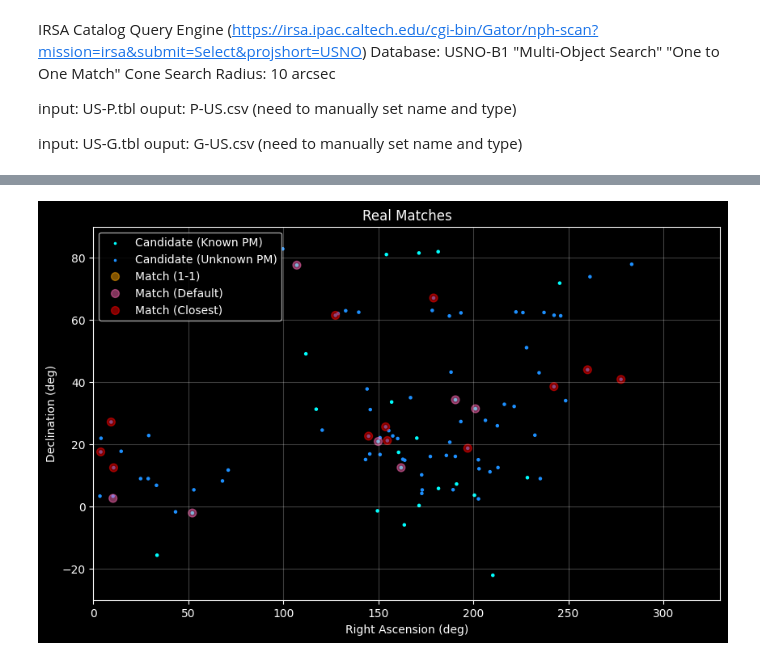
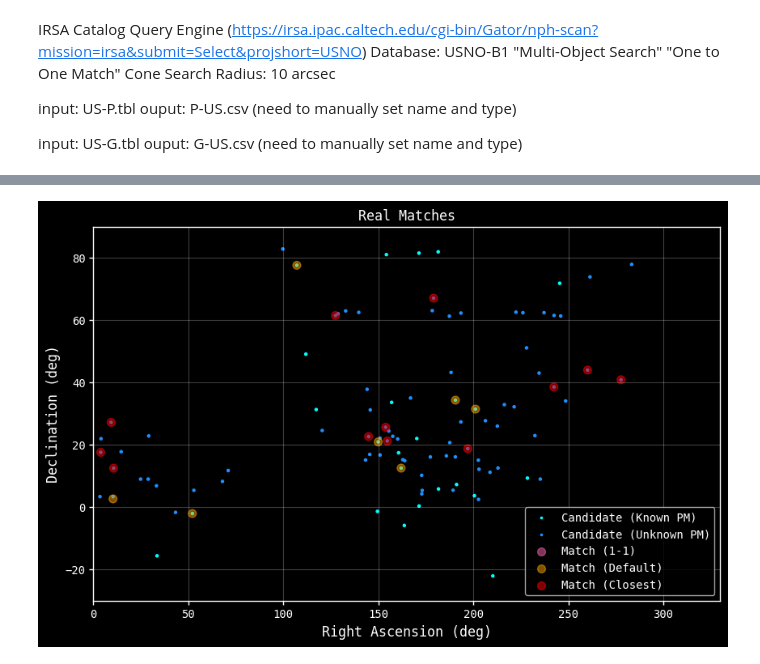
Before and after one commit to emmawilmott63/Disappearing-Stars, a Jupyter notebook: xmatch.ipynb, the cells around one changed output, grey strips where cells are left out. Drawn from its saved outputs; the diff is of its cells as text; code cells hidden in the pictures.

```diff
--- a/xmatch.ipynb
+++ b/xmatch.ipynb
@@ -25,6 +26,18 @@ from astropy.table import Table
 import matplotlib.pyplot as plt
 
 plt.style.use('dark_background')
+
+plt.rcParams.update({'axes.linewidth' : 1,
+                     'ytick.major.width' : 1,
+                     'ytick.minor.width' : 1,
+                     'xtick.major.width' : 1,
+                     'xtick.minor.width' : 1,
+                     'xtick.labelsize': 10,
+                     'ytick.labelsize': 10,
+                     'axes.labelsize': 12,
+                     'font.family': 'Monospace',
+                     'figure.figsize': (10, 6)
+                    })
 # %%
 #files to log progress (and plot later)
 
@@ -432,33 +445,33 @@ d12.to_csv(out_name12)
 # %%
 #plot match results
 
 plt.figure(figsize=(10, 6))
 
 plt.scatter(new_RA, new_DEC, s=pmq*5,c='cyan',label="Candidate (Known PM)")
 #plt.scatter(new_RA, new_DEC, s=e_new_RA**2+e_new_DEC**2,c='cyan',alpha=0.15,label="Candidate (Known PM)")
 plt.scatter(ra_USNO, dec_USNO, s=(1-pmq)*5,c='dodgerblue', label="Candidate (Unknown PM)")
 
-plt.scatter(pra*-10, pdec*0, s=50,c='orange', alpha=0.5, label="Match (1-1)")
-plt.scatter(pra*-10, pdec*0, s=50,c='hotpink', alpha=0.5, label="Match (Default)")
+plt.scatter(pra*-10, pdec*0, s=50,c='hotpink', alpha=0.5, label="Match (1-1)")
+plt.scatter(pra*-10, pdec*0, s=50,c='orange', alpha=0.5, label="Match (Default)")
 plt.scatter(pra*-10, pdec*0, s=50,c='red', alpha=0.5, label="Match (Closest)")
-plt.scatter(pra, pdec, s=onep*50,c='orange', alpha=0.25)
-plt.scatter(pra, pdec, s=defp*50,c='hotpink', alpha=0.5)
+plt.scatter(pra, pdec, s=onep*50,c='hotpink', alpha=0.25)
+plt.scatter(pra, pdec, s=defp*50,c='orange', alpha=0.5)
 plt.scatter(pra, pdec, s=closep*50,c='red', alpha=0.5)
-plt.scatter(gra, gdec, s=oneg*50,c='orange', alpha=0.25)
-plt.scatter(gra, gdec, s=defg*50,c='hotpink', alpha=0.5)
+plt.scatter(gra, gdec, s=oneg*50,c='hotpink', alpha=0.25)
+plt.scatter(gra, gdec, s=defg*50,c='orange', alpha=0.5)
 plt.scatter(gra, gdec, s=closeg*50,c='red', alpha=0.5)
 
 plt.title("Real Matches")
 plt.xlabel("Right Ascension (deg)")
 plt.ylabel("Declination (deg)")
 plt.xlim(0,330)
 plt.ylim(-30,90)
 plt.grid(alpha=0.25)
 plt.legend()
 
 plt.savefig('rmatch.png')
 # %% [output]
-[figure, old version]
+[figure, new version]
 # %%
 #combined clean summary file for complete candidate list
 
```
Also changed, not shown: parts of 24 cells of this notebook, 15 other files.
